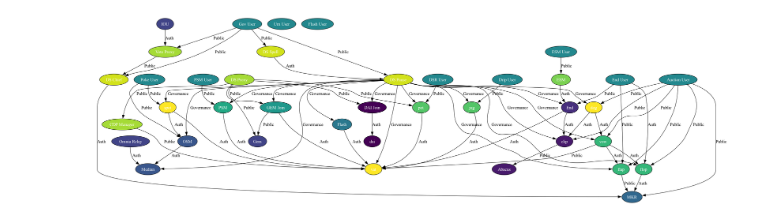
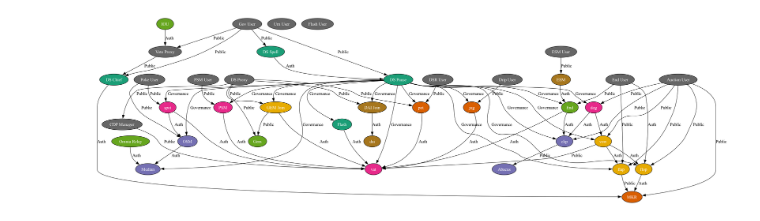
Before and after one commit to Yustynn/mcd-graph, a Jupyter notebook: graph.ipynb, the cells around one changed output. Drawn from its saved outputs; the diff is of its cells as text; code cells hidden in the pictures.

```diff
--- a/graph.ipynb
+++ b/graph.ipynb
@@ -109,10 +109,16 @@ node_to_kind = {
 
 nodes = list(node_to_kind.keys())
 # %%
-# edge types
+# edge kind
 E_AUTH = 'Auth'
 E_PUB = 'Public'
 E_GOV = 'Governance'
+
+edge_kind_to_weight = {
+    E_AUTH: 5,
+    E_PUB: 1,
+    E_GOV: 2
+}
 
 edge_data = [
     (USER_OMNIA_RELAY, MEDIAN, E_AUTH, 'poke'),
@@ -190,35 +196,37 @@ import matplotlib.colors as mcolors
 
 # Create a new graph
 G = pgv.AGraph(directed=True)
 
 # Get a list of all unique kinds
 kinds = list(set(node_to_kind.values()))
 # Create a colormap
-cmap = plt.get_cmap('viridis', len(kinds))
+cmap = plt.get_cmap('Dark2', len(kinds))
 # Create a color map that maps kinds to colors
 color_map = {kind: mcolors.to_hex(cmap(i)) for i, kind in enumerate(kinds)}
 
 
 # Add nodes and edges with their properties
 for node in nodes:
     kind = node_to_kind[node]
     G.add_node(node, kind=kind, fillcolor=color_map[kind], style='filled', fontcolor='white')
 
 for ed in edge_data:
     if len(ed) == 3:
         s, t, k = ed
-        G.add_edge(s, t, label=k)
+        l = None
     elif len(ed) == 4:
-        s, t, k, l = ed
-        G.add_edge(s, t, label=k)
+        s, t, k, m = ed
     else:
         print(f"Oh no! {ed}")
         raise ValueError("Edge data should be a 3-tuple or 4-tuple")
+    w = edge_kind_to_weight[k]
+    # G.add_edge(s, t, kind=k, label=l, weight=w)
+    G.add_edge(s, t, label=k, methods=m)
 
 # Render the graph to a file (you can also use other formats like png, pdf, etc.)
 G.draw('graph.png', prog='dot', format='png')
 
 # Display the graph
 Image('graph.png')
 # %% [output]
-[figure, old version]
+[figure, new version]
```
Also changed, not shown: parts of 5 cells of this notebook.
